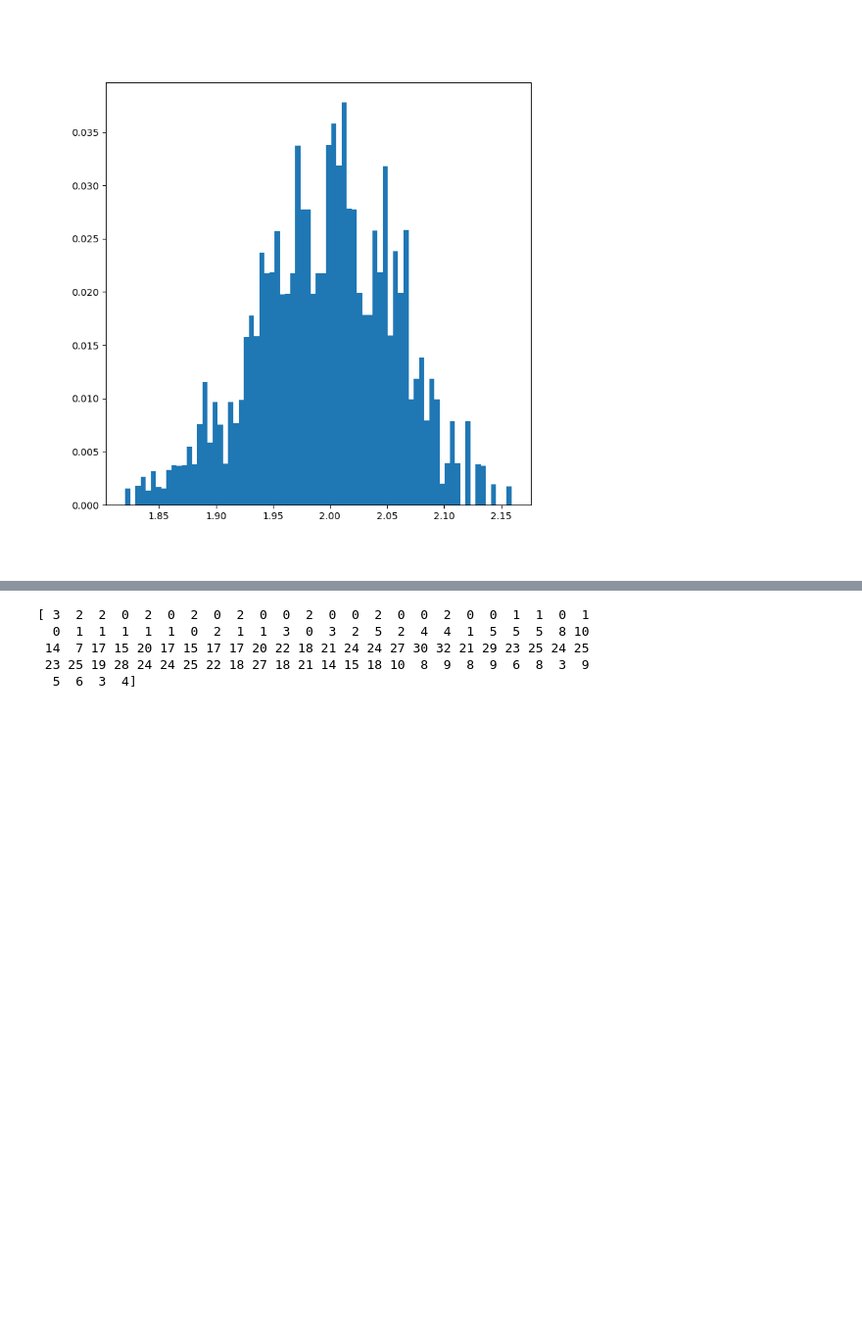
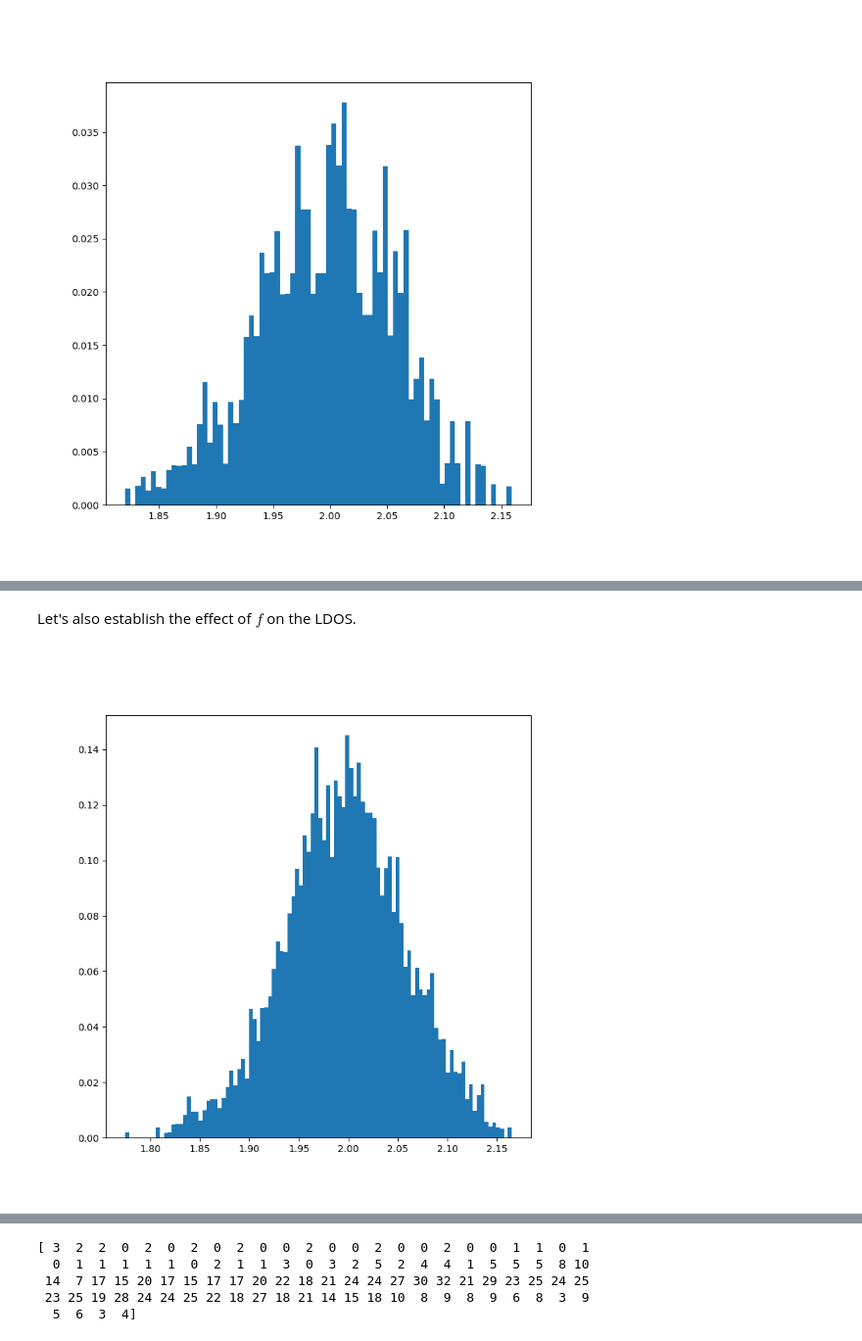
Before and after one commit to brianz98/eigenstate-thermolization, a Jupyter notebook: eigenstate-thermolization.ipynb, the cells around one changed output, grey strips where cells are left out. Shown at 98% size. Saved outputs shown, nothing was run; the diff lists cells and outputs as text; code cells hidden in the pictures; blank space fills up the shorter version.

```diff
--- a/eigenstate-thermolization.ipynb
+++ b/eigenstate-thermolization.ipynb
@@ -128,9 +128,10 @@ class QuantumWire:
         f.colorbar(im, ax=ax, fraction=0.05, pad=0.04, label='% photonic content')
 
     def plot_molecular_dos(self, num_bins):
+        # Bin the LP eigenvalues first
         weights,bins = np.histogram(self.lp_eigvals,bins=num_bins)
         bins = (bins[:-1]+bins[1:])/2
-        idx = np.cumsum(weights)
+        idx = np.cumsum(weights) # get the index ranges to add up the invidual LDOS in the range
         idx = np.insert(idx,0,0)
         ldos = np.array([np.sum(np.conjugate(self.eigvecs[self.num_mol:,_])*self.eigvecs[self.num_mol:,_])/self.num_mol for _ in range(self.num_mol)])
 
@@ -195,6 +196,32 @@ def get_gap_distribution(qw, nreal, num_bins=150, start=50, end=50, hist_range=(
     f,ax = plt.subplots(figsize=(8,8))
     ax.bar(bins, weights, width=(bins[1]-bins[0]))
     ax.set_xlim(hist_range)
+
+def get_ldos(qw, nreal, num_bins=50, start=50, end=50, hist_range=(0,0.002)):
+    eigvals = np.zeros((nreal, qw.num_mol))
+    ldos = np.zeros((nreal, qw.num_mol))
+
+    for i in range(nreal):
+        qw.generate_hamil()
+        qw.diag_hamil()
+        eigvals[i,:] = qw.lp_eigvals[:]
+        ldos[i,:] = np.array([np.sum(np.conjugate(qw.eigvecs[qw.num_mol:,_])*qw.eigvecs[qw.num_mol:,_])/qw.num_mol for _ in range(qw.num_mol)])
+        qw.refresh_rng()
+
+
+    # Bin the LP eigenvalues first
+    eigvals = eigvals.flatten()
+    sort_indx  = np.argsort(eigvals)
+    ldos_sorted = (ldos.flatten())[sort_indx]
+    weights,bins = np.histogram(eigvals,bins=num_bins)
+    bins = (bins[:-1]+bins[1:])/2
+    idx = np.cumsum(weights) # get the index ranges to add up the invidual LDOS in the range
+    idx = np.insert(idx,0,0)
+
+    binned_ldos = np.array([np.sum(ldos_sorted[idx[i]:idx[i+1]]) for i in range(len(idx)-1)])
+
+    f,ax = plt.subplots(figsize=(8,8))
+    ax.bar(bins,binned_ldos,width=(bins[1]-bins[0]))
 # %% [markdown]
 ### Basic usage / tutorial
 A `QuantumWire` object can be initialised as follows:
@@ -257,0 +351,7 @@ get_gap_distribution(qw, nreal=5, num_bins=150, start=50, end=50, hist_range=(0,
+# %% [markdown]
+Let's also establish the effect of $f$ on the LDOS.
+# %%
+qw = QuantumWire(num_mol=501, omega_r=0.3, a=10e-9, Ly=400e-9, Lz=200e-9, eps=3, em_mean=2, em_sigma=0.2, mu_sigma=0.1, f=0.05)
+get_ldos(qw, 5, num_bins=100)
+# %% [output]
+[figure, added]
```
Also changed, not shown: parts of 25 cells of this notebook, 4 other files.
